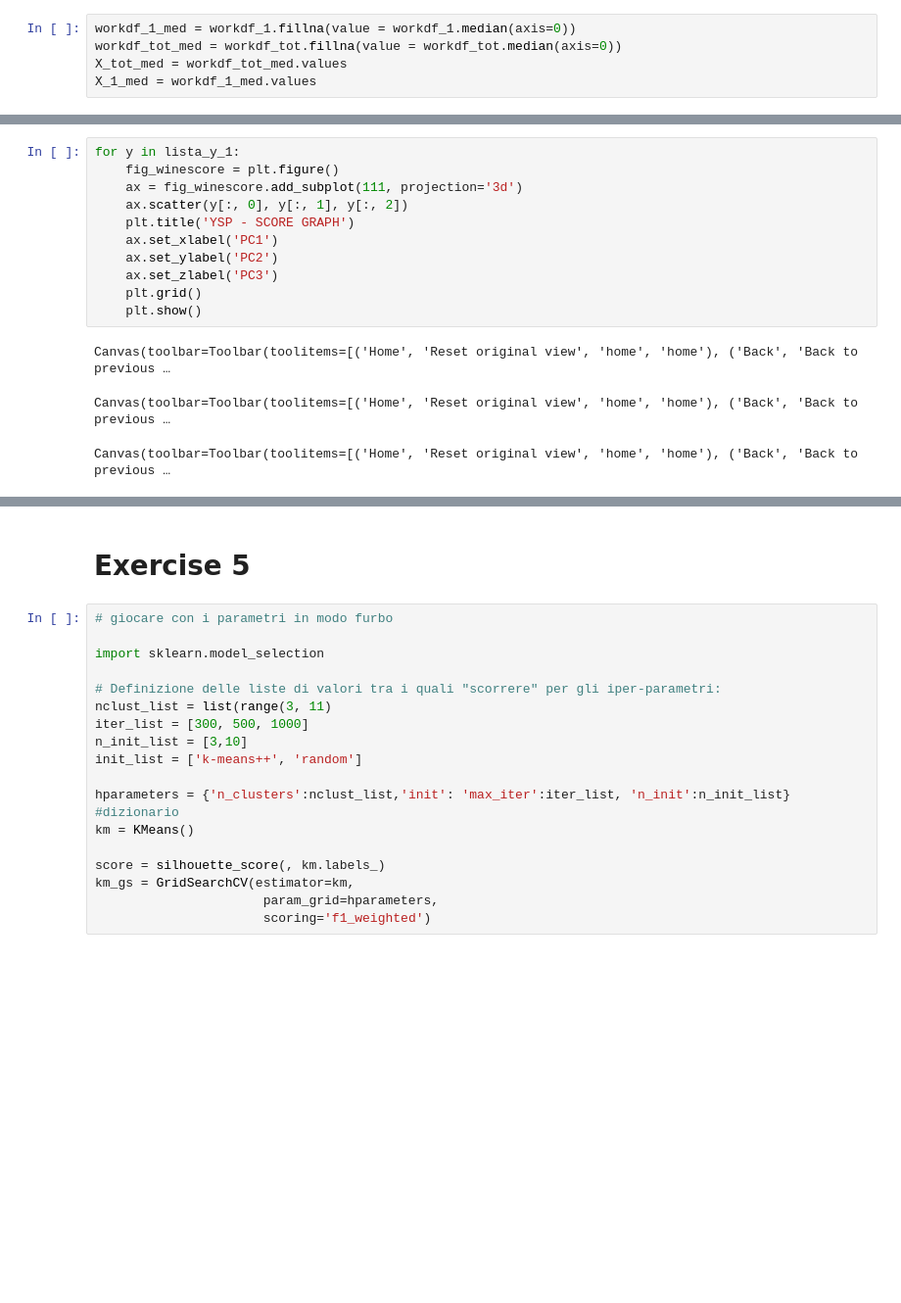
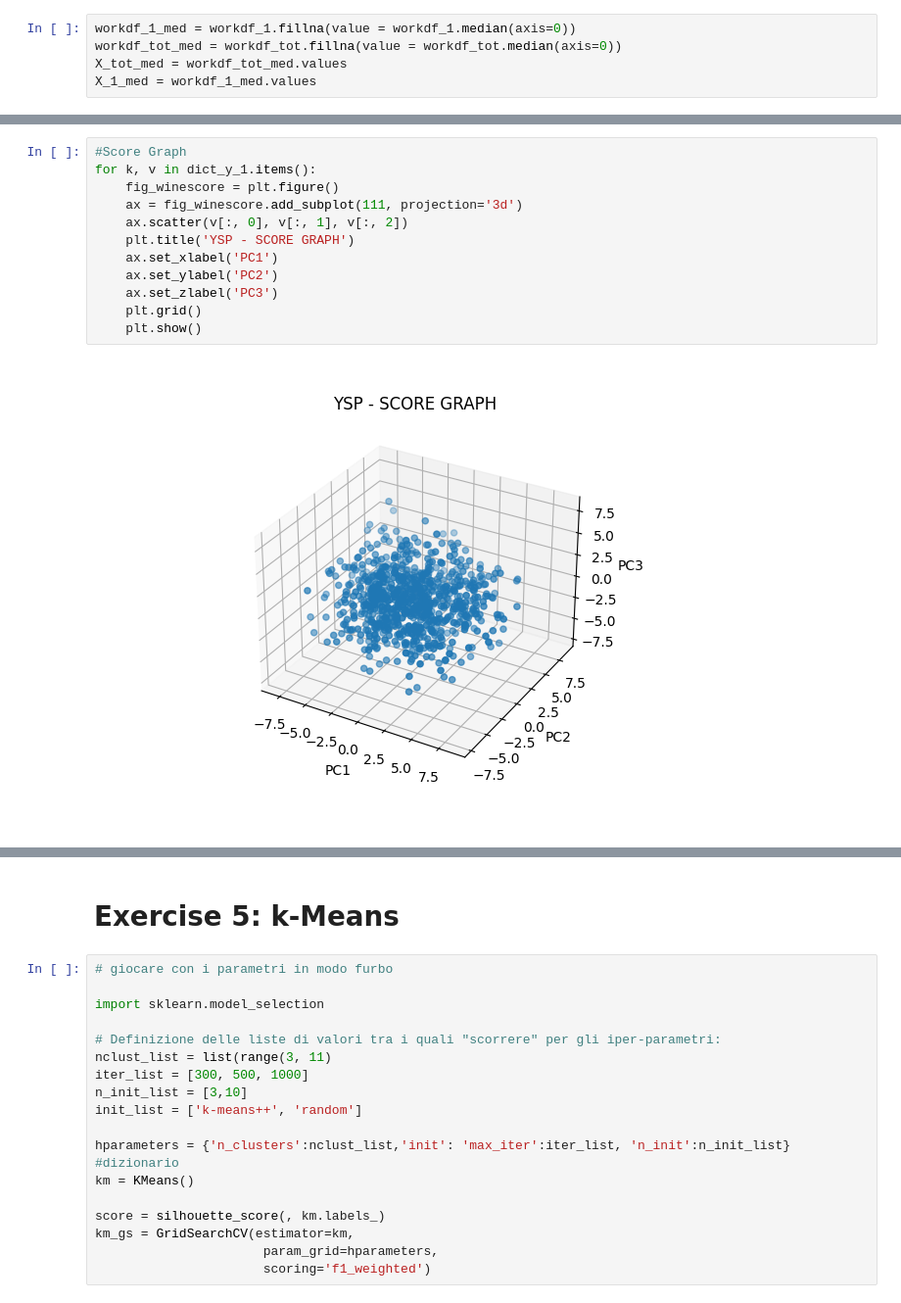
Before and after one commit to virgimarca/Computational, a Jupyter notebook: CollianiMarcante_HW2.ipynb, the cells around one changed output, grey strips where cells are left out. Shown at 98% size. Saved outputs shown, nothing was run; the diff lists cells and outputs as text; blank space fills up the shorter version.

```diff
--- a/CollianiMarcante_HW2.ipynb
+++ b/CollianiMarcante_HW2.ipynb
@@ -186,15 +191,14 @@ Canvas(toolbar=Toolbar(toolitems=[('Home', 'Reset original view', 'home', 'home'
 # %%
-for y in lista_y_1:
+#Score Graph
+for k, v in dict_y_1.items():
     fig_winescore = plt.figure()
     ax = fig_winescore.add_subplot(111, projection='3d')
-    ax.scatter(y[:, 0], y[:, 1], y[:, 2])
+    ax.scatter(v[:, 0], v[:, 1], v[:, 2])
     plt.title('YSP - SCORE GRAPH')
     ax.set_xlabel('PC1')
     ax.set_ylabel('PC2')
     ax.set_zlabel('PC3')
     plt.grid()
     plt.show()
 # %% [output]
-Canvas(toolbar=Toolbar(toolitems=[('Home', 'Reset original view', 'home', 'home'), ('Back', 'Back to previous …
-Canvas(toolbar=Toolbar(toolitems=[('Home', 'Reset original view', 'home', 'home'), ('Back', 'Back to previous …
-Canvas(toolbar=Toolbar(toolitems=[('Home', 'Reset original view', 'home', 'home'), ('Back', 'Back to previous …
+[figure, added]
@@ -201,5 +207,5 @@ Canvas(toolbar=Toolbar(toolitems=[('Home', 'Reset original view', 'home', 'home'
 # %% [markdown]
-# Exercise 5
+# Exercise 5: k-Means
 # %%
 # giocare con i parametri in modo furbo
 
```
Also changed, not shown: parts of 24 cells of this notebook.
